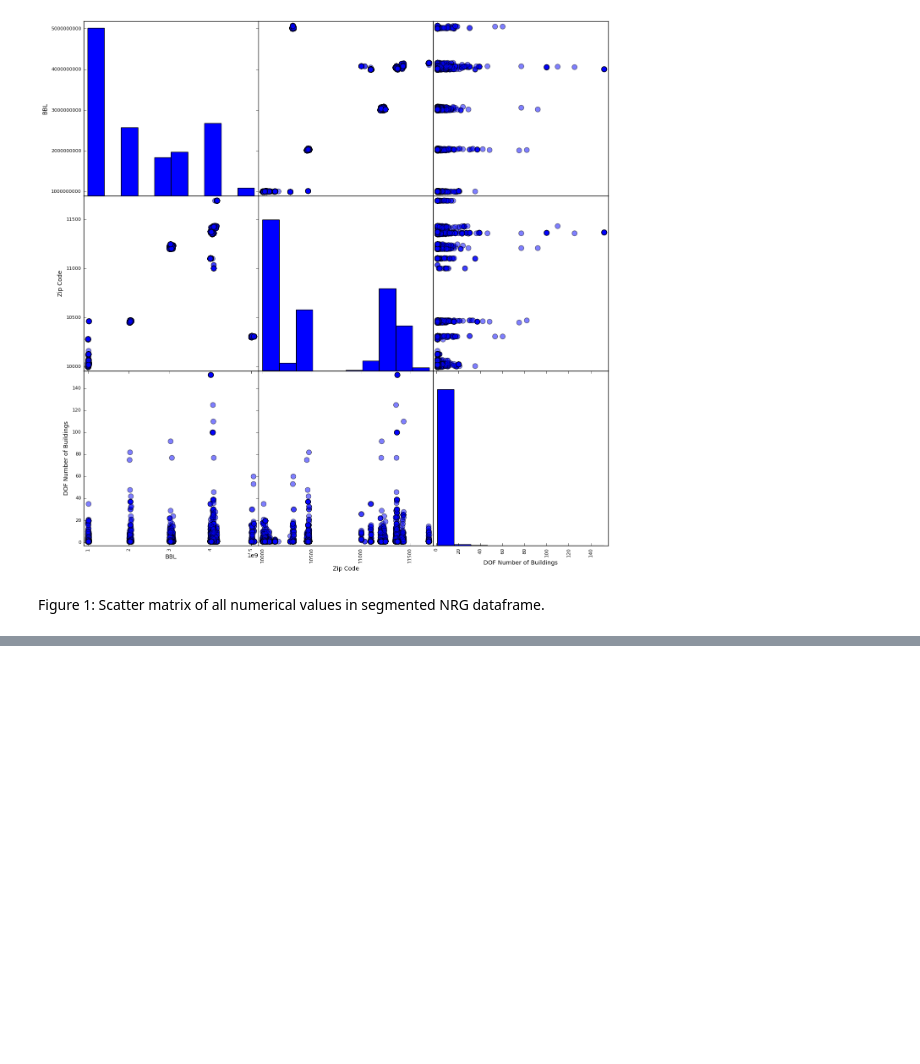
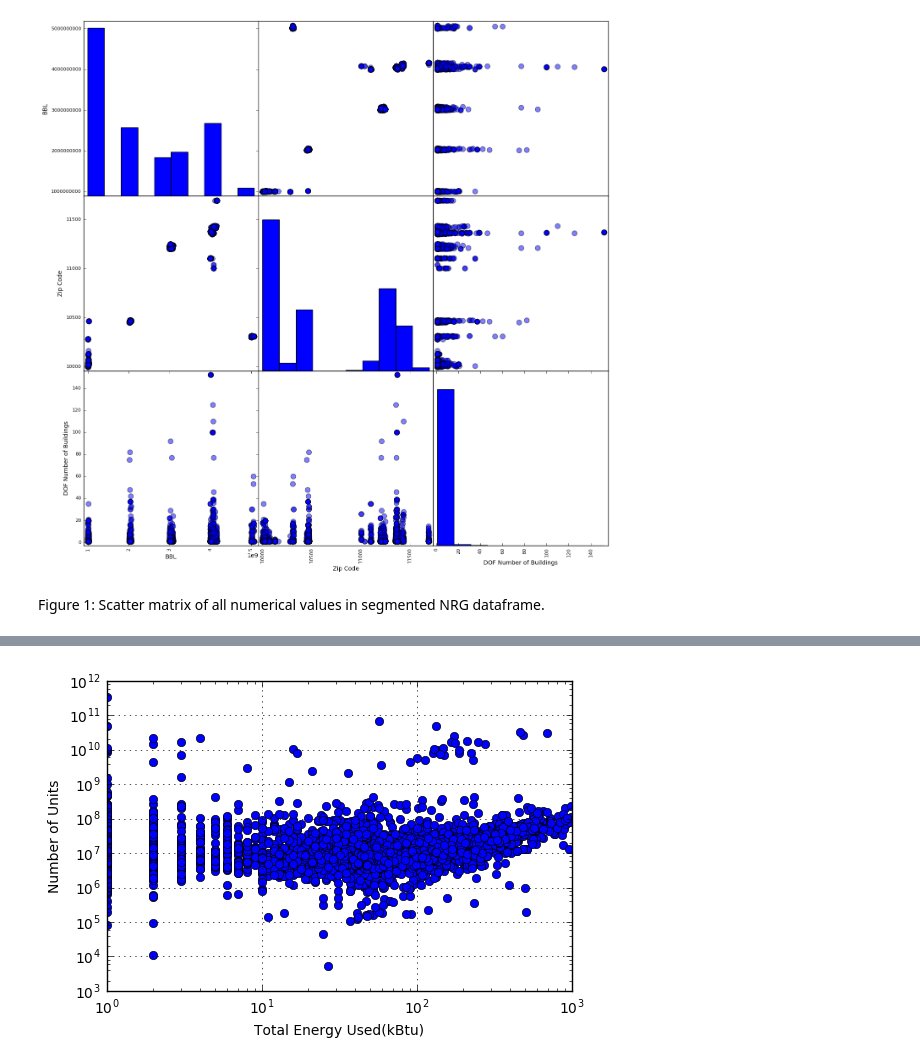
Before and after one commit to tashay/PUI2016_tg1478, a Jupyter notebook: HW6_tg1478/HW6_1_tg1478.ipynb, the cells around one changed output, grey strips where cells are left out. Saved outputs shown, nothing was run; the diff lists cells and outputs as text; code cells hidden in the pictures; blank space fills up the shorter version.

```diff
--- a/HW6_tg1478/HW6_1_tg1478.ipynb
+++ b/HW6_tg1478/HW6_1_tg1478.ipynb
@@ -82,0 +148,13 @@ invalid entries changed to NaN 15513
+# %%
+# Remove outliers
+bblData_cut = bblData[bblData['Total Energy Used(kBtu)'] != 0]
+bblData_cut = bblData[bblData['UnitsTotal'] > 10 ]
+bblData_cut = bblData[bblData['UnitsTotal'] < 1000 ]
+# %%
+# log plot of Total Energy Used vs Number of Units.
+pl.loglog(bblData_cut['UnitsTotal'], bblData_cut['Total Energy Used(kBtu)'], 'o')
+pl.xlabel('Total Energy Used(kBtu)')
+pl.ylabel('Number of Units')
+pl.grid(True)
+# %% [output]
+[figure, added]
```
Also changed, not shown: parts of 20 cells of this notebook.
